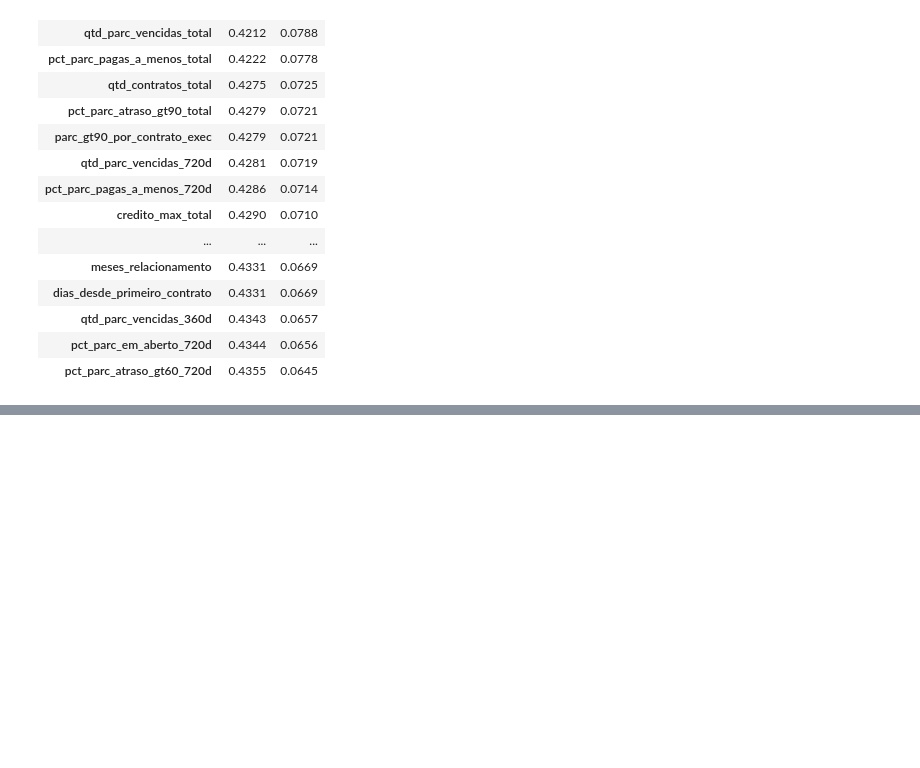
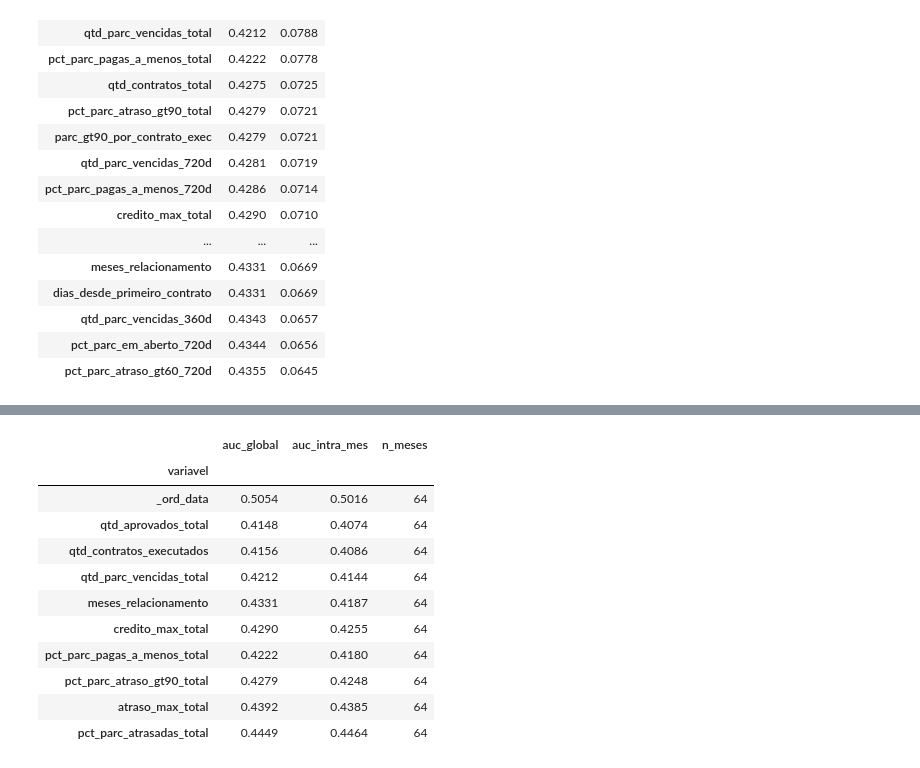
Before and after one commit to Gabverz/DS-Accelerator, a Jupyter notebook: notebooks/03_features_modelagem.ipynb, the cells around one changed output, grey strips where cells are left out. Saved outputs shown, nothing was run; the diff lists cells and outputs as text; code cells hidden in the pictures; blank space fills up the shorter version.

```diff
--- a/notebooks/03_features_modelagem.ipynb
+++ b/notebooks/03_features_modelagem.ipynb
@@ -1321,0 +1348,40 @@ versao_parcela: {np.int64(0): 557558, np.int64(1): 986987, np.int64(2): 67709, n
+# %%
+# ============================================================
+# Bloco 6: proxy de tempo | AUC médio dentro de cada mês de decisão (treino com embargo)
+# Se o AUC intra-mês ficar perto de 0,5, a variável só reflete calendário/censura.
+# ============================================================
+df_aud = base_treino.loc[tr_com.index, ["data_decisao", COL_TARGET] + COLS_B].copy()
+df_aud["mes"] = df_aud["data_decisao"].dt.to_period("M")
+df_aud["_ord_data"] = df_aud["data_decisao"].astype("int64")
+y_aud = df_aud[COL_TARGET].astype(int)
+
+vars_teste = ["_ord_data", "qtd_aprovados_total", "qtd_contratos_executados", "qtd_parc_vencidas_total",
+              "meses_relacionamento", "credito_max_total", "pct_parc_pagas_a_menos_total",
+              "pct_parc_atraso_gt90_total", "atraso_max_total", "pct_parc_atrasadas_total"]
+
+linhas = []
+for col in vars_teste:
+    v_global = roc_auc_score(y_aud, df_aud[col].fillna(-1))
+    aucs, pesos = [], []
+    for mes, g in df_aud.groupby("mes"):
+        yg = y_aud.loc[g.index]
+        if yg.nunique() < 2 or len(g) < 300:
+            continue
+        aucs.append(roc_auc_score(yg, g[col].fillna(-1)))
+        pesos.append(len(g))
+    linhas.append({"variavel": col, "auc_global": v_global,
+                   "auc_intra_mes": float(np.average(aucs, weights=pesos)), "n_meses": len(aucs)})
+display(pd.DataFrame(linhas).set_index("variavel").round(4))
+# %% [output]
+|  | auc_global | auc_intra_mes | n_meses |
+| variavel |  |  |  |
+| _ord_data | 0.5054 | 0.5016 | 64 |
+| qtd_aprovados_total | 0.4148 | 0.4074 | 64 |
+| qtd_contratos_executados | 0.4156 | 0.4086 | 64 |
+| qtd_parc_vencidas_total | 0.4212 | 0.4144 | 64 |
+| meses_relacionamento | 0.4331 | 0.4187 | 64 |
+| credito_max_total | 0.4290 | 0.4255 | 64 |
+| pct_parc_pagas_a_menos_total | 0.4222 | 0.4180 | 64 |
+| pct_parc_atraso_gt90_total | 0.4279 | 0.4248 | 64 |
+| atraso_max_total | 0.4392 | 0.4385 | 64 |
+| pct_parc_atrasadas_total | 0.4449 | 0.4464 | 64 |
```
Also changed, not shown: parts of 5 cells of this notebook.
